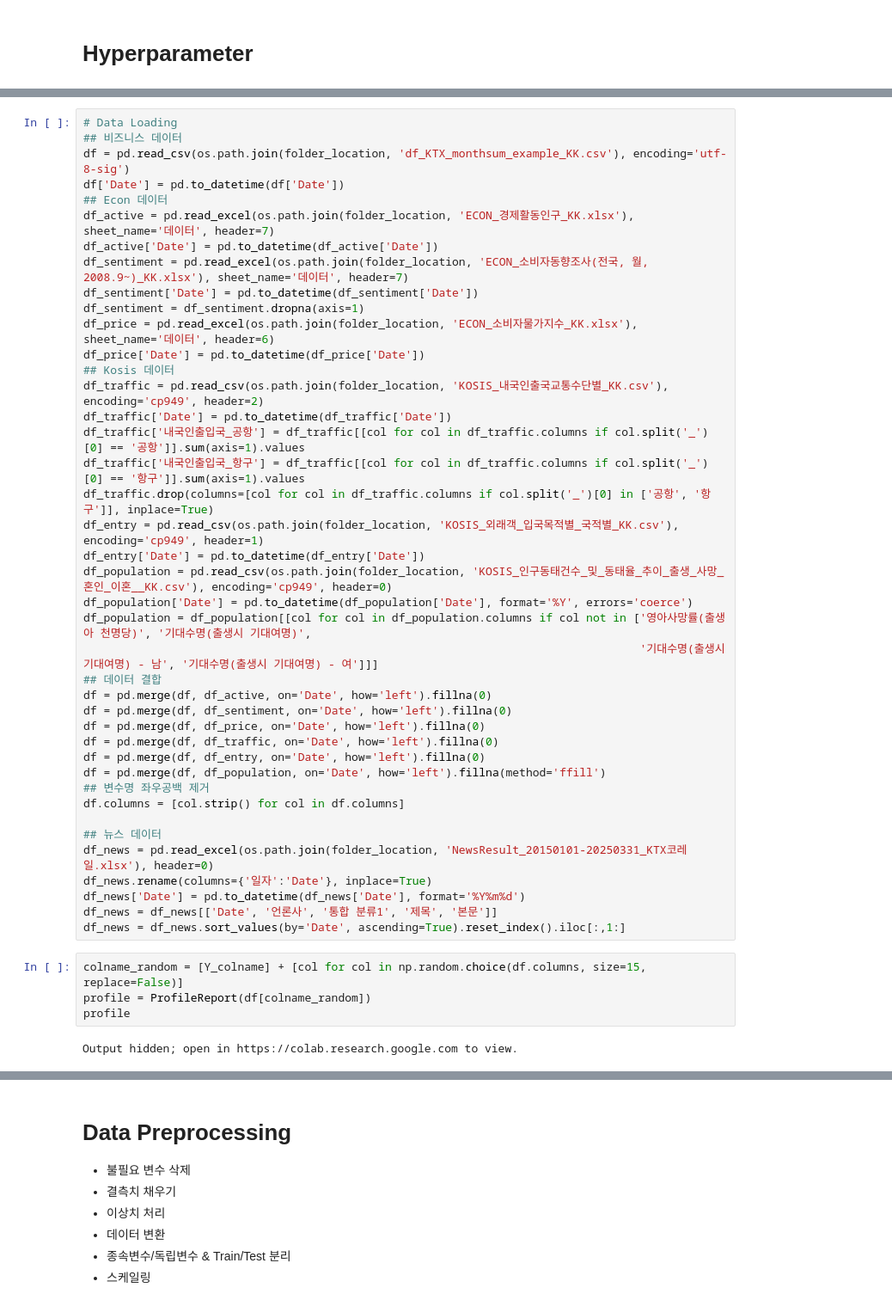
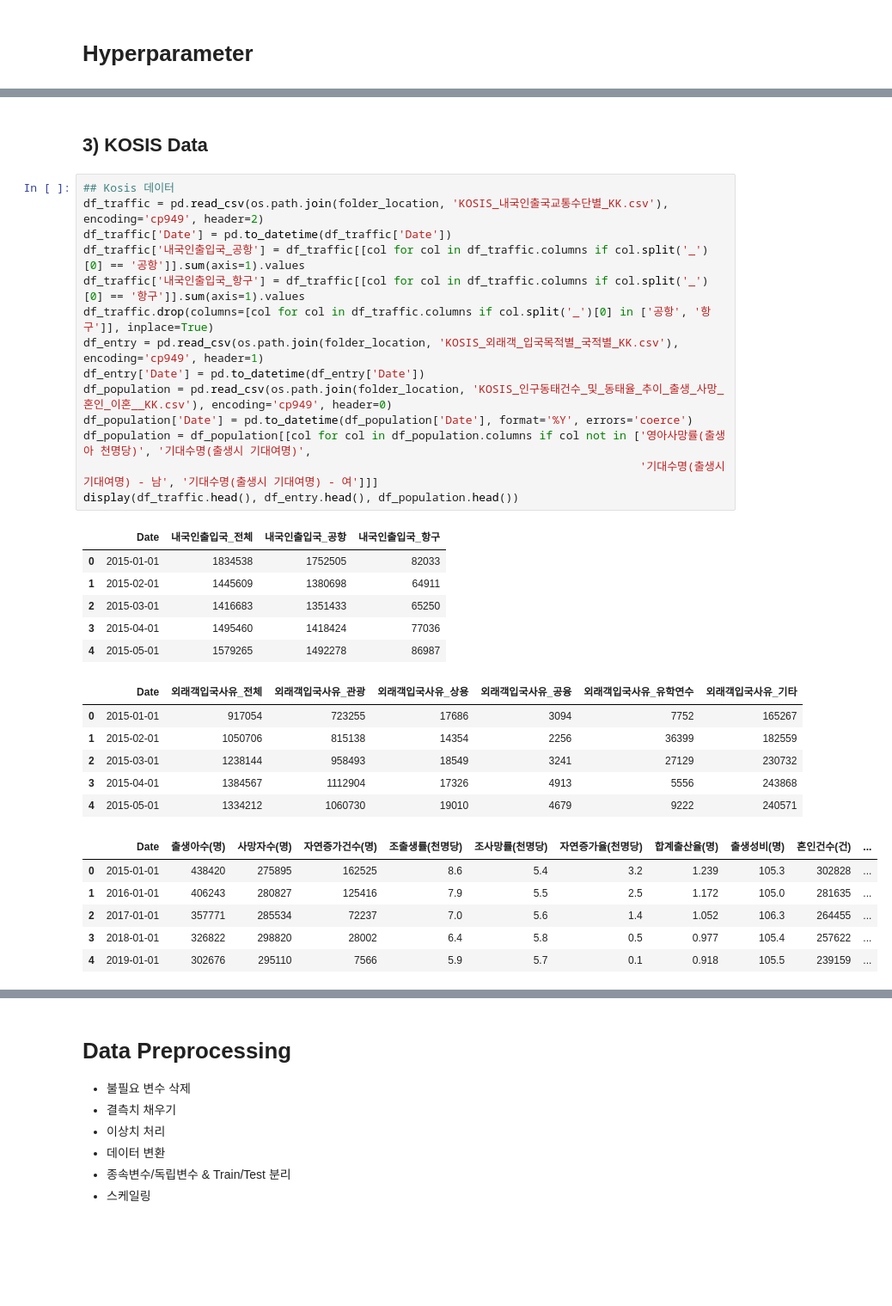
Before and after one commit to thekimk/Lecture-NIA, a Jupyter notebook: BA2_DemandForecasting_DataPreprocessing_KK.ipynb, the cells around one changed output, grey strips where cells are left out. Shown: that part at 86% size. Saved outputs shown, nothing was run; the diff lists cells and outputs as text; blank space fills up the shorter version.

```diff
--- a/BA2_DemandForecasting_DataPreprocessing_KK.ipynb
+++ b/BA2_DemandForecasting_DataPreprocessing_KK.ipynb
@@ -197,47 +253,35 @@ LABEL_LIST = ['Non-donation', 'Donation']
+# %% [markdown]
+## 3) KOSIS Data
 # %%
-# Data Loading
-## 비즈니스 데이터
-df = pd.read_csv(os.path.join(folder_location, 'df_KTX_monthsum_example_KK.csv'), encoding='utf-8-sig')
-df['Date'] = pd.to_datetime(df['Date'])
-## Econ 데이터
-df_active = pd.read_excel(os.path.join(folder_location, 'ECON_경제활동인구_KK.xlsx'), sheet_name='데이터', header=7)
-df_active['Date'] = pd.to_datetime(df_active['Date'])
-df_sentiment = pd.read_excel(os.path.join(folder_location, 'ECON_소비자동향조사(전국, 월, 2008.9~)_KK.xlsx'), sheet_name='데이터', header=7)
-df_sentiment['Date'] = pd.to_datetime(df_sentiment['Date'])
-df_sentiment = df_sentiment.dropna(axis=1)
-df_price = pd.read_excel(os.path.join(folder_location, 'ECON_소비자물가지수_KK.xlsx'), sheet_name='데이터', header=6)
-df_price['Date'] = pd.to_datetime(df_price['Date'])
 ## Kosis 데이터
 df_traffic = pd.read_csv(os.path.join(folder_location, 'KOSIS_내국인출국교통수단별_KK.csv'), encoding='cp949', header=2)
 df_traffic['Date'] = pd.to_datetime(df_traffic['Date'])
 df_traffic['내국인출입국_공항'] = df_traffic[[col for col in df_traffic.columns if col.split('_')[0] == '공항']].sum(axis=1).values
 df_traffic['내국인출입국_항구'] = df_traffic[[col for col in df_traffic.columns if col.split('_')[0] == '항구']].sum(axis=1).values
 df_traffic.drop(columns=[col for col in df_traffic.columns if col.split('_')[0] in ['공항', '항구']], inplace=True)
 df_entry = pd.read_csv(os.path.join(folder_location, 'KOSIS_외래객_입국목적별_국적별_KK.csv'), encoding='cp949', header=1)
 df_entry['Date'] = pd.to_datetime(df_entry['Date'])
 df_population = pd.read_csv(os.path.join(folder_location, 'KOSIS_인구동태건수_및_동태율_추이_출생_사망_혼인_이혼__KK.csv'), encoding='cp949', header=0)
 df_population['Date'] = pd.to_datetime(df_population['Date'], format='%Y', errors='coerce')
 df_population = df_population[[col for col in df_population.columns if col not in ['영아사망률(출생아 천명당)', '기대수명(출생시 기대여명)',
                                                                                    '기대수명(출생시 기대여명) - 남', '기대수명(출생시 기대여명) - 여']]]
-## 데이터 결합
-df = pd.merge(df, df_active, on='Date', how='left').fillna(0)
-df = pd.merge(df, df_sentiment, on='Date', how='left').fillna(0)
-df = pd.merge(df, df_price, on='Date', how='left').fillna(0)
-df = pd.merge(df, df_traffic, on='Date', how='left').fillna(0)
-df = pd.merge(df, df_entry, on='Date', how='left').fillna(0)
-df = pd.merge(df, df_population, on='Date', how='left').fillna(method='ffill')
-## 변수명 좌우공백 제거
-df.columns = [col.strip() for col in df.columns]
-
-## 뉴스 데이터
-df_news = pd.read_excel(os.path.join(folder_location, 'NewsResult_20150101-20250331_KTX코레일.xlsx'), header=0)
-df_news.rename(columns={'일자':'Date'}, inplace=True)
-df_news['Date'] = pd.to_datetime(df_news['Date'], format='%Y%m%d')
-df_news = df_news[['Date', '언론사', '통합 분류1', '제목', '본문']]
-df_news = df_news.sort_values(by='Date', ascending=True).reset_index().iloc[:,1:]
+display(df_traffic.head(), df_entry.head(), df_population.head())
+# %% [output]
+|  | Date | 내국인출입국_전체 | 내국인출입국_공항 | 내국인출입국_항구 |
+| 0 | 2015-01-01 | 1834538 | 1752505 | 82033 |
+| 1 | 2015-02-01 | 1445609 | 1380698 | 64911 |
+| 2 | 2015-03-01 | 1416683 | 1351433 | 65250 |
+| 3 | 2015-04-01 | 1495460 | 1418424 | 77036 |
+| 4 | 2015-05-01 | 1579265 | 1492278 | 86987 |
+|  | Date | 외래객입국사유_전체 | 외래객입국사유_관광 | 외래객입국사유_상용 | 외래객입국사유_공융 | 외래객입국사유_유학연수 | 외래객입국사유_기타 |
+| 0 | 2015-01-01 | 917054 | 723255 | 17686 | 3094 | 7752 | 165267 |
+| 1 | 2015-02-01 | 1050706 | 815138 | 14354 | 2256 | 36399 | 182559 |
+| 2 | 2015-03-01 | 1238144 | 958493 | 18549 | 3241 | 27129 | 230732 |
+| 3 | 2015-04-01 | 1384567 | 1112904 | 17326 | 4913 | 5556 | 243868 |
+| 4 | 2015-05-01 | 1334212 | 1060730 | 19010 | 4679 | 9222 | 240571 |
+|  | Date | 출생아수(명) | 사망자수(명) | 자연증가건수(명) | 조출생률(천명당) | 조사망률(천명당) | 자연증가율(천명당) | 합계출산율(명) | 출생성비(명) | 혼인건수(건) | ... |
+| 0 | 2015-01-01 | 438420 | 275895 | 162525 | 8.6 | 5.4 | 3.2 | 1.239 | 105.3 | 302828 | ... |
+| 1 | 2016-01-01 | 406243 | 280827 | 125416 | 7.9 | 5.5 | 2.5 | 1.172 | 105.0 | 281635 | ... |
+| 2 | 2017-01-01 | 357771 | 285534 | 72237 | 7.0 | 5.6 | 1.4 | 1.052 | 106.3 | 264455 | ... |
+| 3 | 2018-01-01 | 326822 | 298820 | 28002 | 6.4 | 5.8 | 0.5 | 0.977 | 105.4 | 257622 | ... |
+| 4 | 2019-01-01 | 302676 | 295110 | 7566 | 5.9 | 5.7 | 0.1 | 0.918 | 105.5 | 239159 | ... |
-# %%
-colname_random = [Y_colname] + [col for col in np.random.choice(df.columns, size=15, replace=False)]
-profile = ProfileReport(df[colname_random])
-profile
-# %% [output]
-Output hidden; open in https://colab.research.google.com to view.
```
Also changed, not shown: parts of 57 cells of this notebook, 6 other files.
